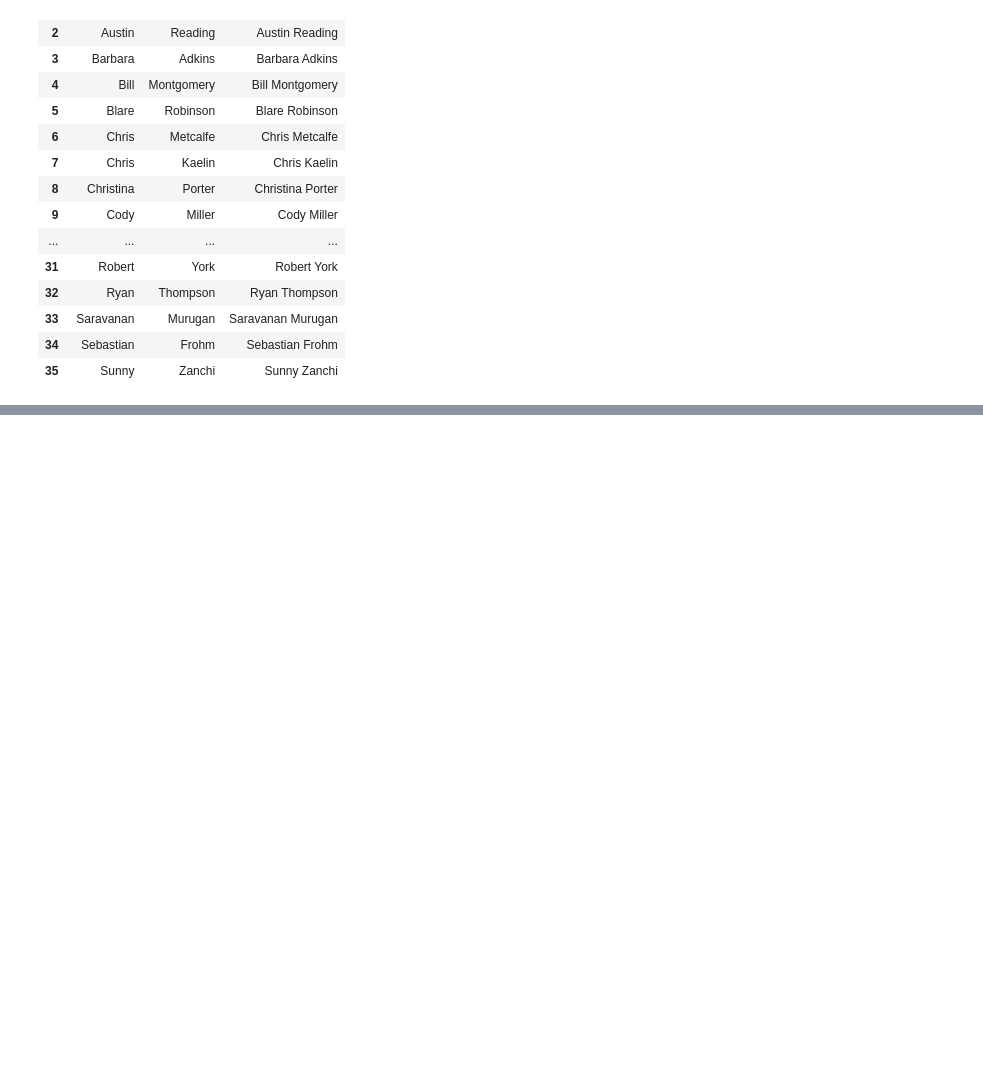
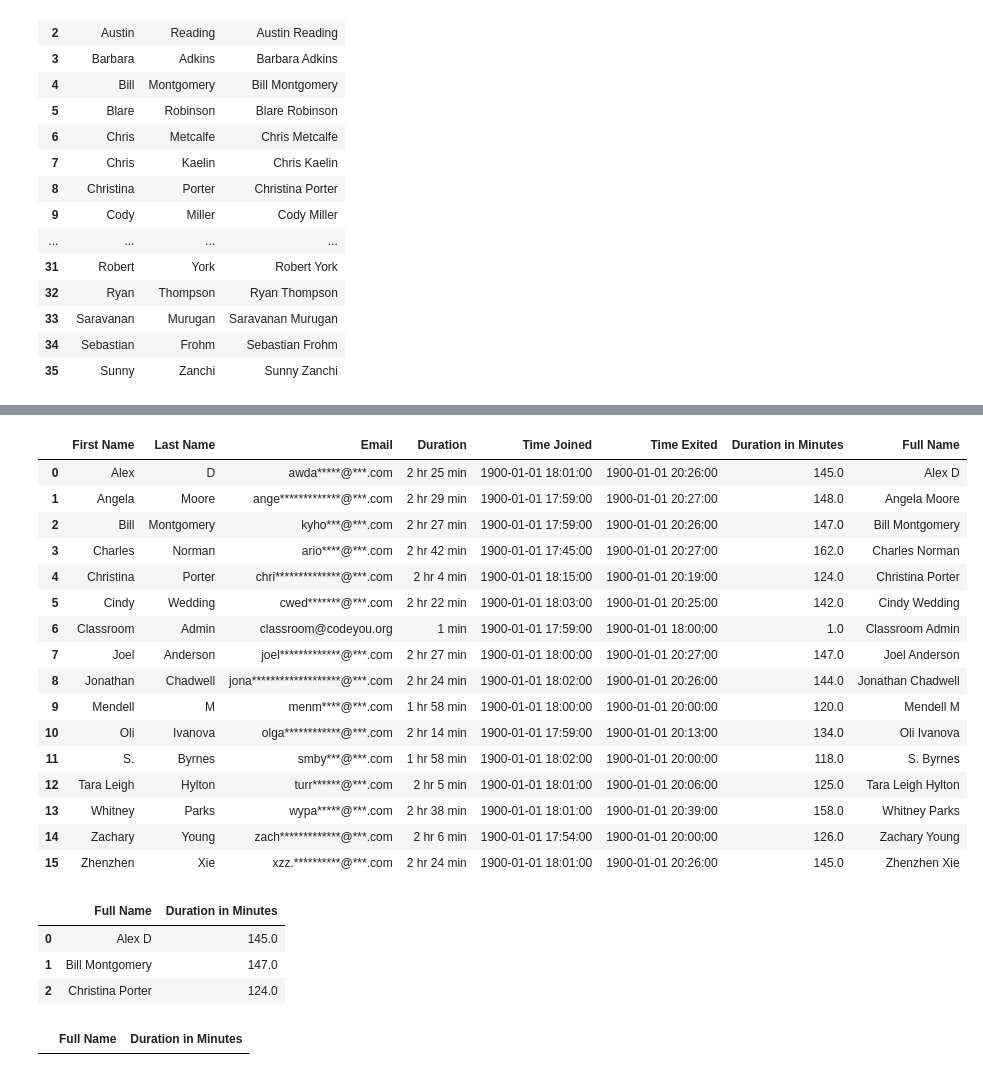
Before and after one commit to leolion023/CodeYou_AttendanceTracker, a Jupyter notebook: src/notebook/notebook.ipynb, the cells around one changed output, grey strips where cells are left out. Saved outputs shown, nothing was run; the diff lists cells and outputs as text; code cells hidden in the pictures; blank space fills up the shorter version.

Commit message:
calculate minutes

```diff
--- a/src/notebook/notebook.ipynb
+++ b/src/notebook/notebook.ipynb
@@ -15,6 +15,8 @@ import os
 # %%
 mentor_df = pd.read_csv(r'../../data/Attendance_Template_v3 - Mentors.csv')
 staff_df = pd.read_csv(r'../../data/Attendance_Template_v3 - Staff.csv')
+meeting_1 = pd.read_csv(r'../../data/2025-07-29 17_45 wrt-nsga-feo Attendance Report - Attendees.csv')
+meeting_2 = pd.read_csv(r'../../data/2025-07-30 17_50 kan-ptwt-ehz Attendance Report - Attendees.csv')
 # %%
 mentor_df
 # %% [output]
@@ -133,0 +136,42 @@ mentor_list
+# %%
+def clean_meeting(df: pd.DataFrame) -> pd.DataFrame:
+    df.columns = df.columns.str.title()
+    df['Time Joined'] = pd.to_datetime(df['Time Joined'], format='%I:%M %p')
+    df['Time Exited'] = pd.to_datetime(df['Time Exited'], format='%I:%M %p')
+    df['Duration in Minutes'] = (df['Time Exited'] - df['Time Joined']).dt.total_seconds() / 60
+    df["Full Name"] = df['First Name'] + ' ' + df['Last Name']
+    return df
+# %%
+meeting_1_cleaned = clean_meeting(meeting_1)
+meeting_1_cleaned
+# %% [output]
+|  | First Name | Last Name | Email | Duration | Time Joined | Time Exited | Duration in Minutes | Full Name |
+| 0 | Alex | D | awda*****@***.com | 2 hr 25 min | 1900-01-01 18:01:00 | 1900-01-01 20:26:00 | 145.0 | Alex D |
+| 1 | Angela | Moore | ange*************@***.com | 2 hr 29 min | 1900-01-01 17:59:00 | 1900-01-01 20:27:00 | 148.0 | Angela Moore |
+| 2 | Bill | Montgomery | kyho***@***.com | 2 hr 27 min | 1900-01-01 17:59:00 | 1900-01-01 20:26:00 | 147.0 | Bill Montgomery |
+| 3 | Charles | Norman | ario****@***.com | 2 hr 42 min | 1900-01-01 17:45:00 | 1900-01-01 20:27:00 | 162.0 | Charles Norman |
+| 4 | Christina | Porter | chri**************@***.com | 2 hr 4 min | 1900-01-01 18:15:00 | 1900-01-01 20:19:00 | 124.0 | Christina Porter |
+| 5 | Cindy | Wedding | cwed*******@***.com | 2 hr 22 min | 1900-01-01 18:03:00 | 1900-01-01 20:25:00 | 142.0 | Cindy Wedding |
+| 6 | Classroom | Admin | classroom@codeyou.org | 1 min | 1900-01-01 17:59:00 | 1900-01-01 18:00:00 | 1.0 | Classroom Admin |
+| 7 | Joel | Anderson | joel*************@***.com | 2 hr 27 min | 1900-01-01 18:00:00 | 1900-01-01 20:27:00 | 147.0 | Joel Anderson |
+| 8 | Jonathan | Chadwell | jona*******************@***.com | 2 hr 24 min | 1900-01-01 18:02:00 | 1900-01-01 20:26:00 | 144.0 | Jonathan Chadwell |
+| 9 | Mendell | M | menm****@***.com | 1 hr 58 min | 1900-01-01 18:00:00 | 1900-01-01 20:00:00 | 120.0 | Mendell M |
+| 10 | Oli | Ivanova | olga************@***.com | 2 hr 14 min | 1900-01-01 17:59:00 | 1900-01-01 20:13:00 | 134.0 | Oli Ivanova |
+| 11 | S. | Byrnes | smby***@***.com | 1 hr 58 min | 1900-01-01 18:02:00 | 1900-01-01 20:00:00 | 118.0 | S. Byrnes |
+| 12 | Tara Leigh | Hylton | turr******@***.com | 2 hr 5 min | 1900-01-01 18:01:00 | 1900-01-01 20:06:00 | 125.0 | Tara Leigh Hylton |
+| 13 | Whitney | Parks | wypa*****@***.com | 2 hr 38 min | 1900-01-01 18:01:00 | 1900-01-01 20:39:00 | 158.0 | Whitney Parks |
+| 14 | Zachary | Young | zach*************@***.com | 2 hr 6 min | 1900-01-01 17:54:00 | 1900-01-01 20:00:00 | 126.0 | Zachary Young |
+| 15 | Zhenzhen | Xie | xzz.**********@***.com | 2 hr 24 min | 1900-01-01 18:01:00 | 1900-01-01 20:26:00 | 145.0 | Zhenzhen Xie |
+# %%
+mentor_time_df = pd.merge(mentor_list['Full Name'], meeting_1_cleaned[['Duration in Minutes', 'Full Name']], how= 'inner', on='Full Name')
+mentor_time_df
+# %% [output]
+|  | Full Name | Duration in Minutes |
+| 0 | Alex D | 145.0 |
+| 1 | Bill Montgomery | 147.0 |
+| 2 | Christina Porter | 124.0 |
+# %%
+staff_time = pd.merge(staff_list['Full Name'], meeting_1_cleaned[['Duration in Minutes', 'Full Name']], how= 'inner', on='Full Name')
+staff_time
+# %% [output]
+|  | Full Name | Duration in Minutes |
```
Also changed, not shown: parts of 2 cells of this notebook.
